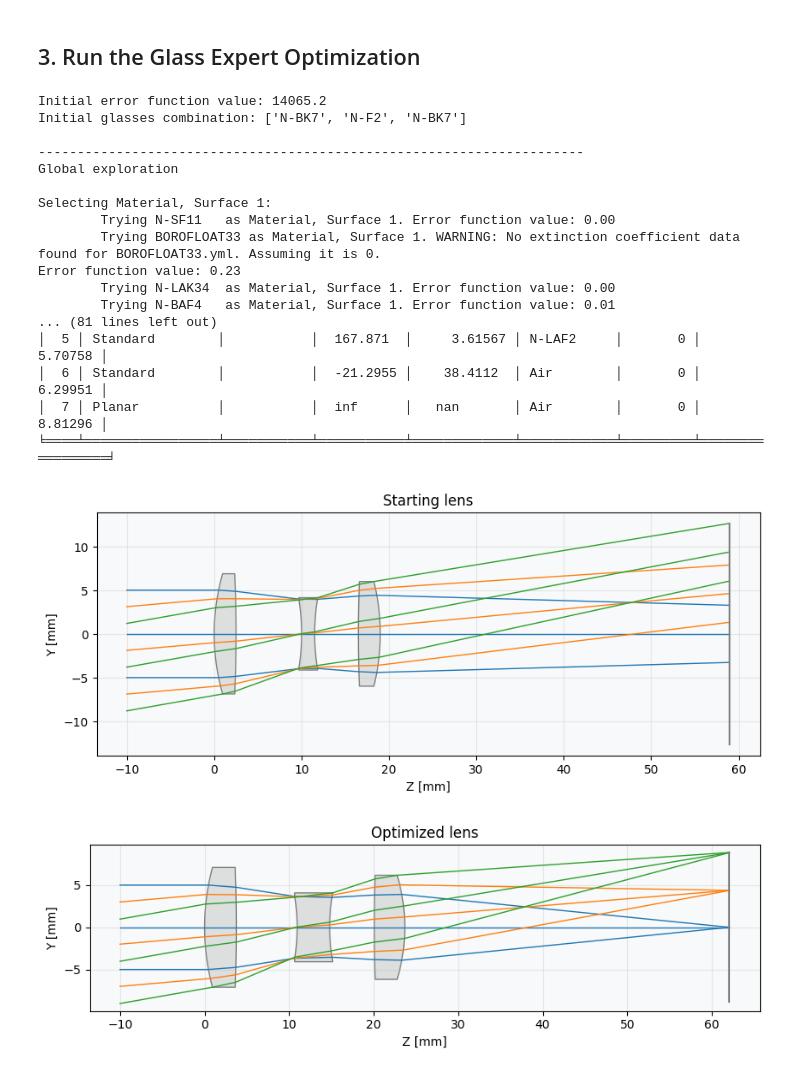
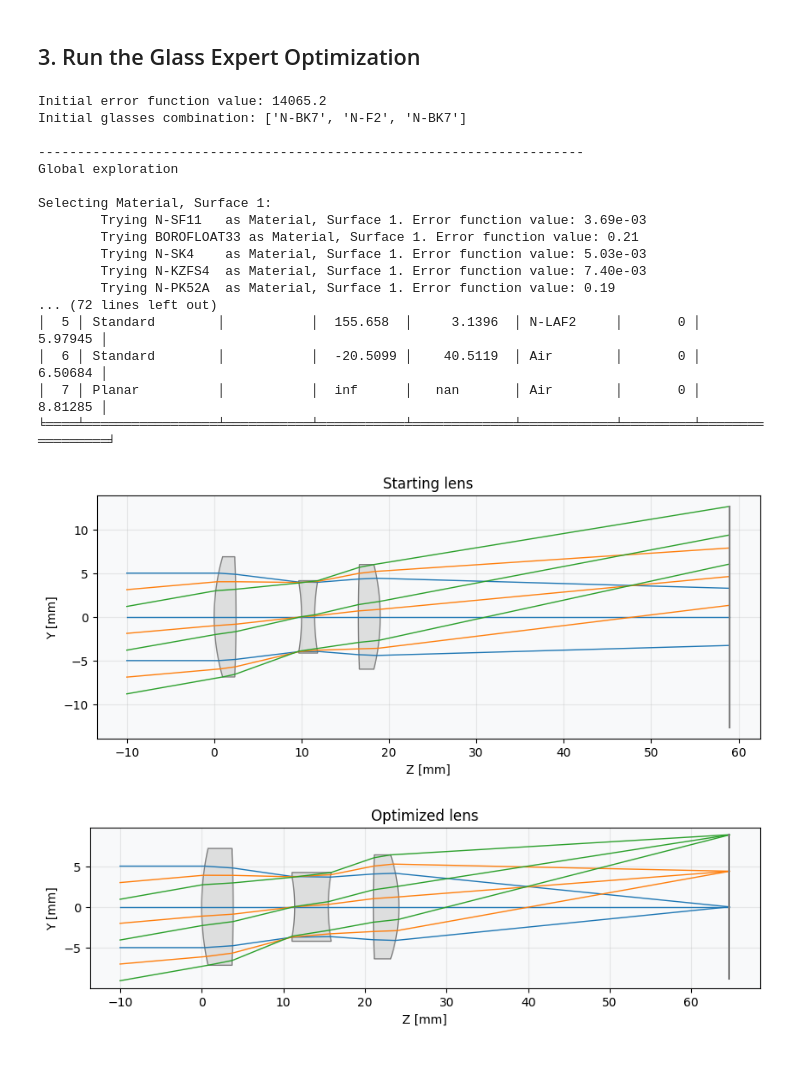
Before and after one commit to HarrisonKramer/optiland, a Jupyter notebook: docs/gallery/optimization/glass_expert_example.ipynb, the cells around one changed output. Drawn from its saved outputs; the diff is of its cells as text; code cells hidden in the pictures.

```diff
--- a/docs/gallery/optimization/glass_expert_example.ipynb
+++ b/docs/gallery/optimization/glass_expert_example.ipynb
@@ -134,39 +136,39 @@ problem.info()
 # %%
 optimizer = optimization.GlassExpert(problem)
 
 # Draw the starting lens
 lens_system.draw(title="Starting lens")
 print(f"Initial error function value: {problem.initial_value:.1f}")
 
 # Run optimization
 res = optimizer.run(
-    num_neighbours=7,
+    num_neighbours=6,
     maxiter=100,
     tol=1e-6,
     verbose=True,
     plot_glass_map=False,
 )
 
 # Display the optimized lens
 lens_system.draw(title="Optimized lens")
 lens_system.info()
 # %% [output]
 Initial error function value: 14065.2
 Initial glasses combination: ['N-BK7', 'N-F2', 'N-BK7']
 
 ----------------------------------------------------------------------
 Global exploration
 
 Selecting Material, Surface 1:
-        Trying N-SF11   as Material, Surface 1. Error function value: 0.00
-        Trying BOROFLOAT33 as Material, Surface 1. WARNING: No extinction coefficient data found for BOROFLOAT33.yml. Assuming it is 0.
-Error function value: 0.23
-        Trying N-LAK34  as Material, Surface 1. Error function value: 0.00
-        Trying N-BAF4   as Material, Surface 1. Error function value: 0.01
-... (81 lines left out)
-│  5 │ Standard        │           │  167.871  │     3.61567 │ N-LAF2     │       0 │         5.70758 │
-│  6 │ Standard        │           │  -21.2955 │    38.4112  │ Air        │       0 │         6.29951 │
-│  7 │ Planar          │           │  inf      │   nan       │ Air        │       0 │         8.81296 │
+        Trying N-SF11   as Material, Surface 1. Error function value: 3.69e-03
+        Trying BOROFLOAT33 as Material, Surface 1. Error function value: 0.21
+        Trying N-SK4    as Material, Surface 1. Error function value: 5.03e-03
+        Trying N-KZFS4  as Material, Surface 1. Error function value: 7.40e-03
+        Trying N-PK52A  as Material, Surface 1. Error function value: 0.19
+... (72 lines left out)
+│  5 │ Standard        │           │  155.658  │     3.1396  │ N-LAF2     │       0 │         5.97945 │
+│  6 │ Standard        │           │  -20.5099 │    40.5119  │ Air        │       0 │         6.50684 │
+│  7 │ Planar          │           │  inf      │   nan       │ Air        │       0 │         8.81285 │
 ╘════╧═════════════════╧═══════════╧═══════════╧═════════════╧════════════╧═════════╧═════════════════╛
 [figure]
-[figure, old version]
+[figure, new version]
```
Also changed, not shown: parts of 1 cell of this notebook, 9 other files.
